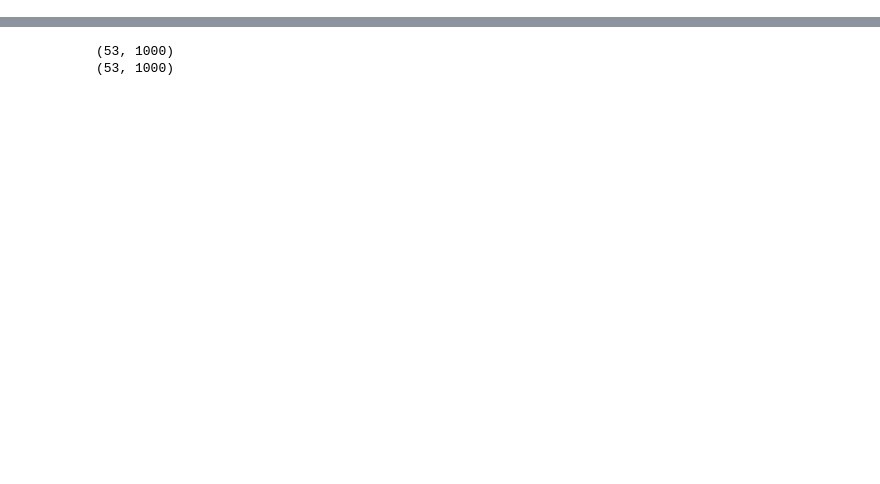
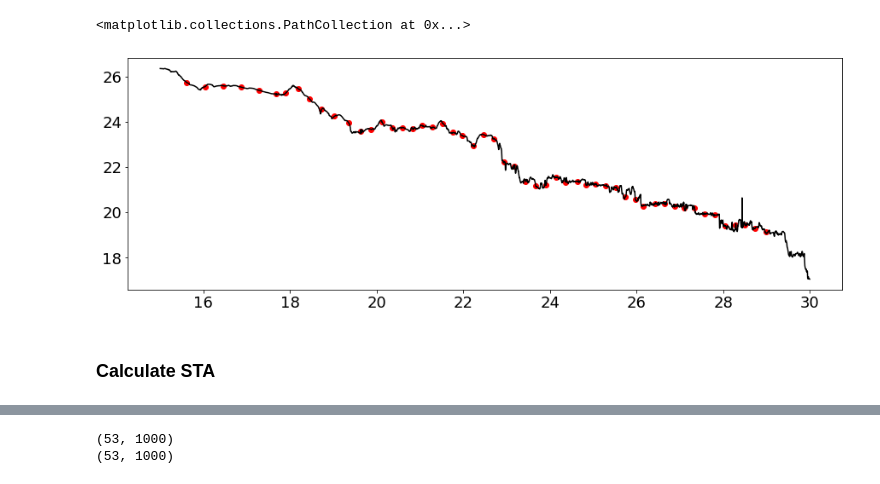
Before and after one commit to lexi-jones/G4_phyto_advection, a Jupyter notebook: SST_and_TKE/temp_lat_advection.ipynb, the cells around one changed output, grey strips where cells are left out. Saved outputs shown, nothing was run; the diff lists cells and outputs as text; code cells hidden in the pictures; blank space fills up the shorter version.

Commit message:
temp plots updated, bootstrapping for STA

```diff
--- a/SST_and_TKE/temp_lat_advection.ipynb
+++ b/SST_and_TKE/temp_lat_advection.ipynb
@@ -59,0 +60,9 @@ print(max(metadata_df['sst']))
+# %%
+datetime_list = []
+for t in TS['time']:
+    datetime_list.append(datetime.datetime(int(str(t)[0:4]),
+                                           int(str(t)[5:7]),
+                                           int(str(t)[8:10]),
+                                           int(str(t)[11:13]),
+                                           int(str(t)[14:16])))
+TS['datetime'] = datetime_list
@@ -59,0 +71,3 @@ print(max(metadata_df['sst']))
+# %%
+metadata_df = pd.read_csv(data_dir + 'AVISO_metadata_15km_near_eddy_w_sunrise_data.csv',index_col=0)
+metadata_df.head()
@@ -59,0 +82,10 @@ print(max(metadata_df['sst']))
+# %%
+datetime_list = []
+for index, row in metadata_df.iterrows():
+    datetime_list.append(datetime.datetime(int(str(row['date'])[0:4]),
+                                           int(str(row['date'])[4:6]),
+                                           int(str(row['date'])[6:8]),
+                                           int(str(row['time_UTC'])[0:2]),
+                                           int(str(row['time_UTC'])[3:5])))
+metadata_df['datetime'] = datetime_list
+metadata_df.head()
@@ -59,0 +100,6 @@ print(max(metadata_df['sst']))
+# %%
+sample_SST = []
+for index, row in metadata_df.iterrows():
+    sample_SST.append(TS.iloc[np.where(TS['datetime'] == row['datetime'])]['sst'].values[0])
+metadata_df['sst']=sample_SST
+metadata_df.head()
@@ -59,0 +114,10 @@ print(max(metadata_df['sst']))
+# %%
+fig,ax = plt.subplots(1,1,figsize=(15,5))
+
+ax.plot(TS['lat'],TS['sst'],label='Temperature',c='k')
+ax.scatter(metadata_df['latitude'],metadata_df['sst'],label='Temperature',c='red')
+# %% [output]
+<matplotlib.collections.PathCollection at 0x...>
+[figure, added]
+# %% [markdown]
+### Calculate STA
```
Also changed, not shown: parts of 24 cells of this notebook, 2 other files.
